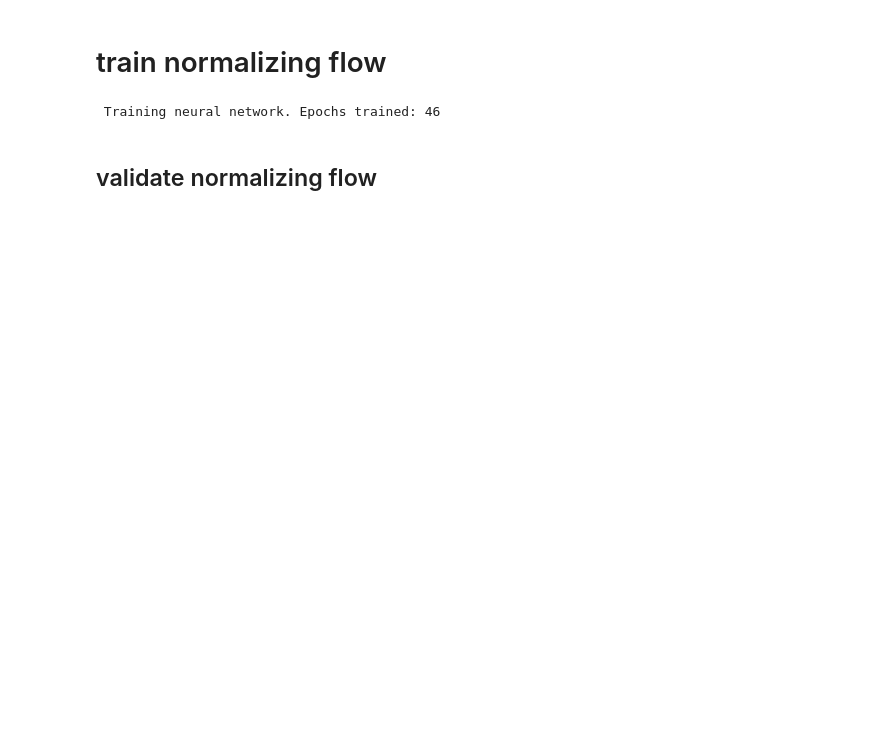
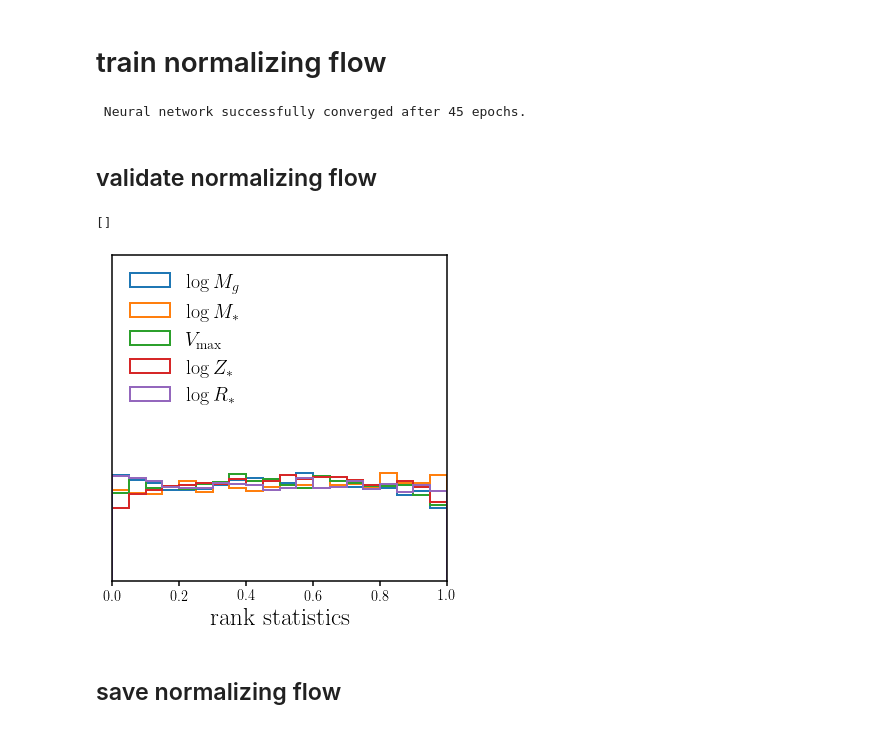
Before and after one commit to changhoonhahn/goleta, a Jupyter notebook: nb/p_thetag_X.ipynb, the cells around one changed output. Cells and saved outputs as stored; diff of their text form; code cells hidden in the pictures; blank space fills up the shorter version.

Commit message:
both normalizing flows trained

```diff
--- a/nb/p_thetag_X.ipynb
+++ b/nb/p_thetag_X.ipynb
@@ -92,7 +95,7 @@ prior_high = [13.65, 12.51, 1400, 0, 0]
 lower_bounds = torch.tensor(prior_low)
 upper_bounds = torch.tensor(prior_high)
 
-prior = Ut.BoxUniform(low=lower_bounds, high=upper_bounds, device='cpu')
+prior = Ut.BoxUniform(low=lower_bounds, high=upper_bounds, device=device)
 # %%
 ishuffle = np.arange(props.shape[0])
 np.random.shuffle(ishuffle)
@@ -110,25 +113,25 @@ nblocks = 5
 
 anpe = Inference.SNPE(prior=prior,
                       density_estimator=Ut.posterior_nn('maf', hidden_features=nhidden, num_transforms=nblocks),
-                      device='cpu')
+                      device=device)
 anpe.append_simulations(
-    torch.as_tensor(y_train.astype(np.float32)),
-    torch.as_tensor(x_train.astype(np.float32)))
+    torch.as_tensor(y_train.astype(np.float32)).to(device),
+    torch.as_tensor(x_train.astype(np.float32)).to(device))
 
 p_y_x_estimator = anpe.train()
 qphi = anpe.build_posterior(p_y_x_estimator)
 # %% [output]
- Training neural network. Epochs trained: 46
+ Neural network successfully converged after 45 epochs.
 # %% [markdown]
 ## validate normalizing flow
 # %%
 rank_thetas = []
-for i in range(1000): #x_test.shape[0]):
+for i in np.arange(x_test.shape[0])[::10]:
     # sample posterior p(theta | x_test_i)
     y_prime = qphi.sample((10000,),
-            x=torch.as_tensor(x_test[i].astype(np.float32)).to('cpu'),
+            x=torch.as_tensor(x_test[i].astype(np.float32)).to(device),
             show_progress_bars=False)
-    y_prime = np.array(y_prime.detach().to('cpu'))
+    y_prime = np.array(y_prime.detach().cpu())
 
     # calculate percentile score and rank
     rank_theta = []
@@ -138,12 +141,17 @@ for i in range(1000): #x_test.shape[0]):
 # %%
 fig = plt.figure(figsize=(6,6))
 sub = fig.add_subplot(111)
 for i in range(y_test.shape[1]):
-    _ = sub.hist(np.array(rank_thetas)[:,i]/10000,
+    _ = sub.hist(np.array(rank_thetas)[:,i]/10000.,
                  range=(0, 1), bins=20, histtype='step',
                  linewidth=2, label=lbls[igals[i]])
-sub.legend(loc='upper left', fonstize=20)
+sub.legend(loc='upper left', fontsize=20)
 sub.set_xlabel('rank statistics', fontsize=25)
 sub.set_xlim(0., 1.)
-sub.set_ylim(0., 200.)
+sub.set_ylim(0., 2e3)
 sub.set_yticks([])
+# %% [output]
+[]
+[figure, added]
+# %% [markdown]
+## save normalizing flow
```
Also changed, not shown: parts of 6 cells of this notebook, 1 other file.
